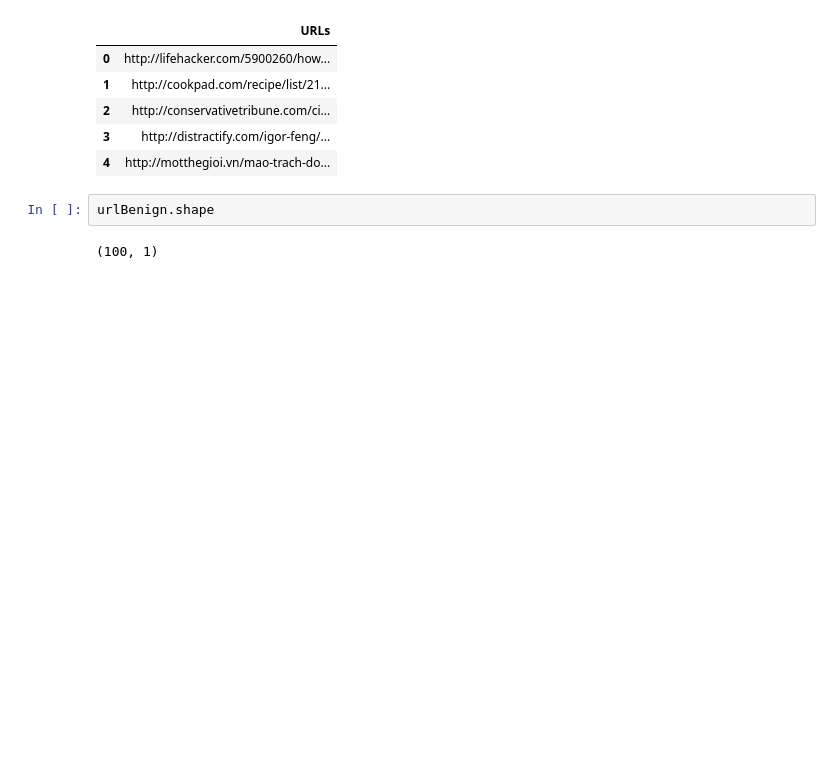
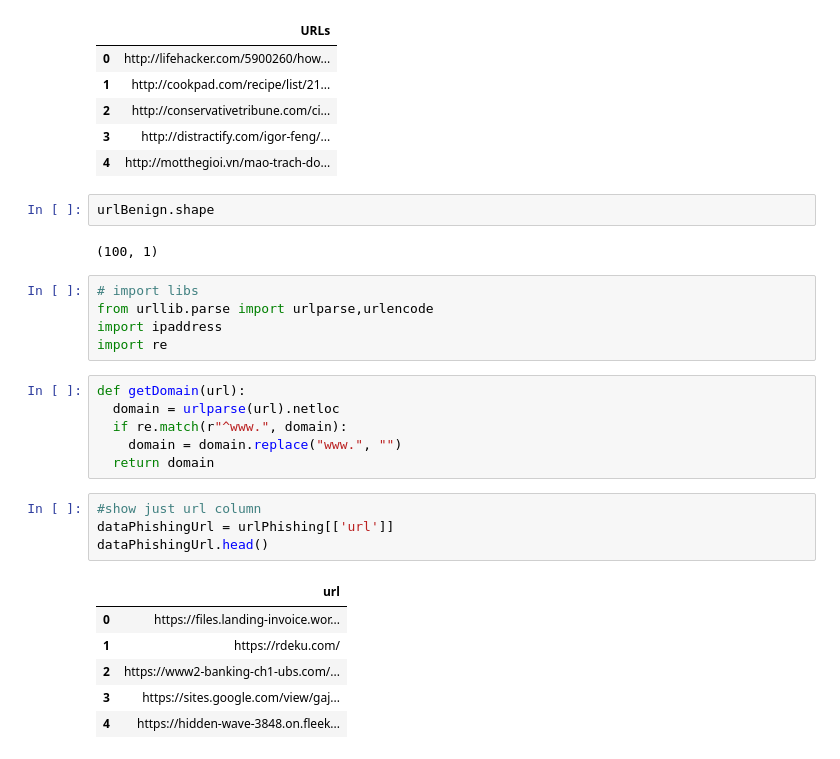
Before and after one commit to altiparmakzeynep/detecting-phishing-website-with-ml, a Jupyter notebook: phishing_website.ipynb, the cells around one changed output. Saved outputs shown, nothing was run; the diff lists cells and outputs as text; blank space fills up the shorter version.

```diff
--- a/phishing_website.ipynb
+++ b/phishing_website.ipynb
@@ -85,3 +85,25 @@ urlBenign.head()
 urlBenign.shape
 # %% [output]
 (100, 1)
+# %%
+# import libs
+from urllib.parse import urlparse,urlencode
+import ipaddress
+import re
+# %%
+def getDomain(url):
+  domain = urlparse(url).netloc
+  if re.match(r"^www.", domain):
+    domain = domain.replace("www.", "")
+  return domain
+# %%
+#show just url column
+dataPhishingUrl = urlPhishing[['url']]
+dataPhishingUrl.head()
+# %% [output]
+|  | url |
+| 0 | https://files.landing-invoice.wor... |
+| 1 | https://rdeku.com/ |
+| 2 | https://www2-banking-ch1-ubs.com/... |
+| 3 | https://sites.google.com/view/gaj... |
+| 4 | https://hidden-wave-3848.on.fleek... |
```
Also changed, not shown: parts of 3 cells of this notebook.
